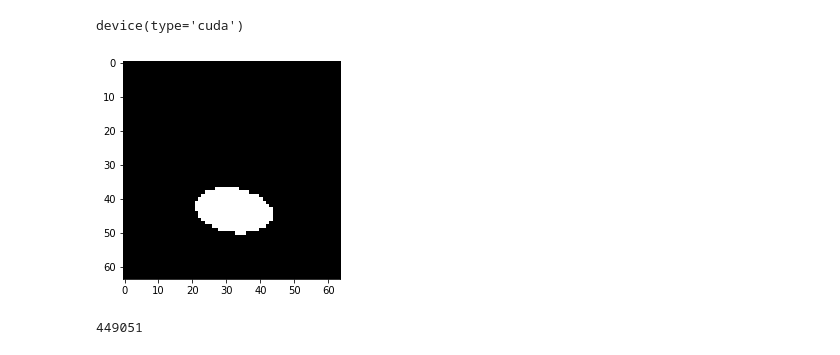
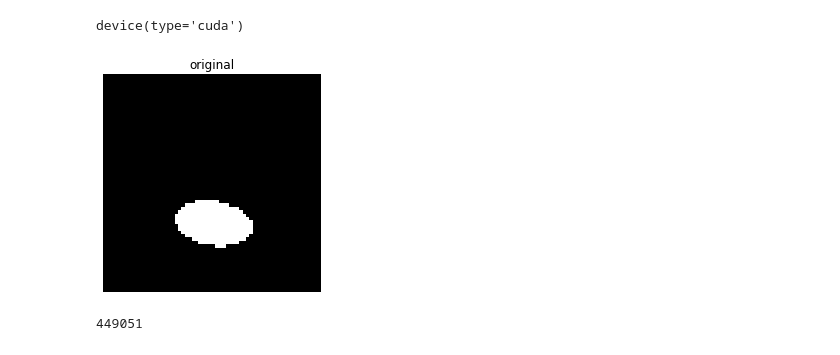
Before and after one commit to hzzhyj/atml, a Jupyter notebook: experiments/plotting/latent_plots.ipynb, the cells around one changed output. Saved outputs shown, nothing was run; the diff lists cells and outputs as text; code cells hidden in the pictures.

Commit message:
latent transversal plots reworkedd

```diff
--- a/experiments/plotting/latent_plots.ipynb
+++ b/experiments/plotting/latent_plots.ipynb
@@ -92,10 +103,12 @@ def latent_transversal_plot(model, image, stds, figsize=(8,8)):
 # %%
 index = np.random.randint(0, len(dataset))
 original = dataset[index].float()
 plt.imshow(torch.sigmoid(original.detach()).view(64,64), cmap='Greys_r')
+plt.axis('off')
+plt.title('original')
 plt.show()
 # %% [output]
-[figure, old version]
+[figure, new version]
 # %%
 index
 # %% [output]
```
Also changed, not shown: parts of 25 cells of this notebook.
